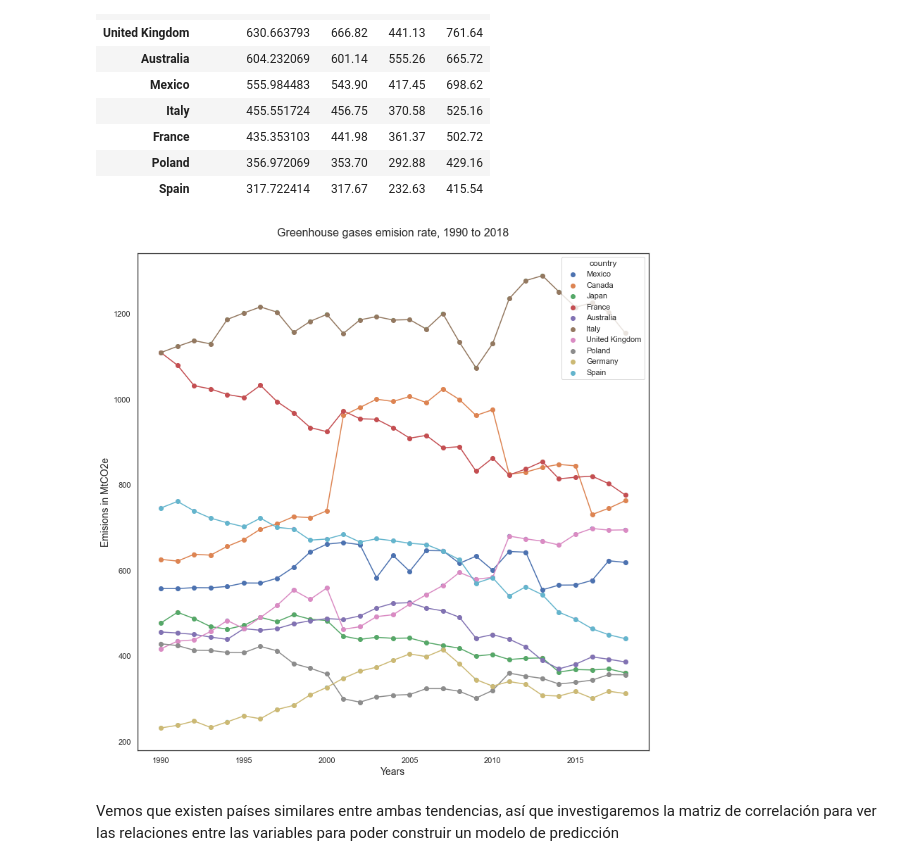
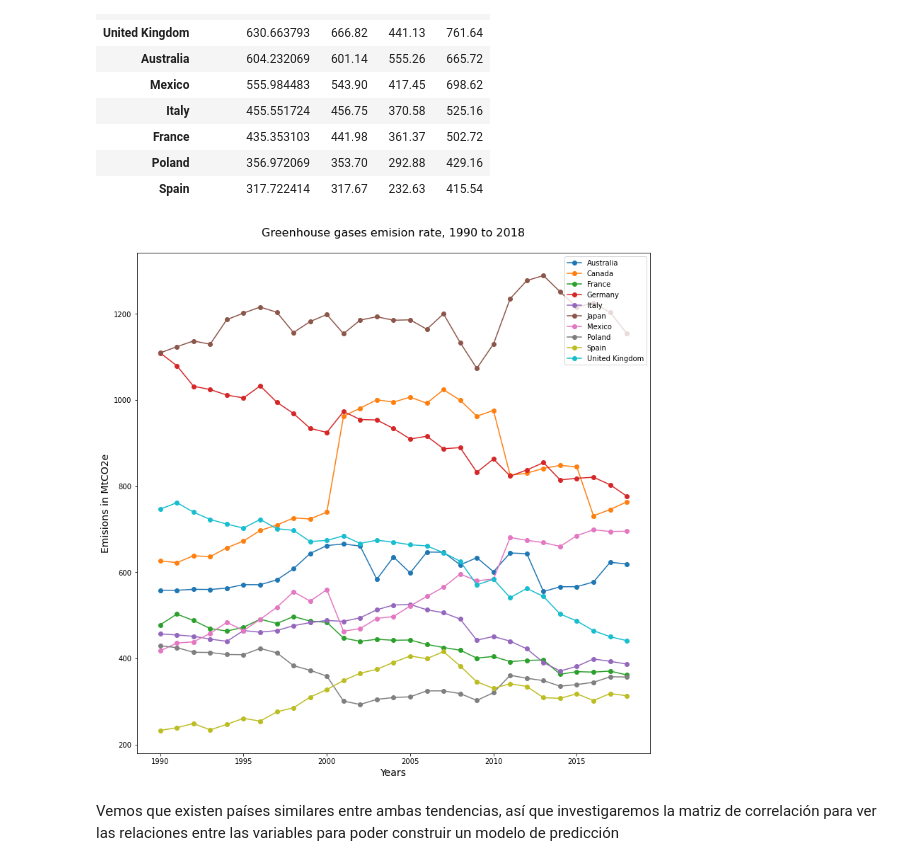
Before and after one commit to OmarGard/Bedu-E2-Modulo5, a Jupyter notebook: Notebook.ipynb, the cells around one changed output. Cells and saved outputs as stored; diff of their text form; code cells hidden in the pictures.

Commit message:
Update death and gases emissions plots

```diff
--- a/Notebook.ipynb
+++ b/Notebook.ipynb
@@ -322,23 +318,19 @@ paises.sort_values(by=('all_greenhouse_gas','mean'),ascending=False).head(10)
 # %%
 #Obtenemos los 10 países
 top_10_paises = paises.sort_values(by=('all_greenhouse_gas','mean'),ascending=False).head(10).index
 top_10_paises_df = df[df['country'].isin(top_10_paises)]
 fig = plt.figure(figsize=(13, 13))
 ax = fig.add_subplot()
-sns.scatterplot(data = top_10_paises_df,
-                x='year',
-                y='all_greenhouse_gas',
-                hue='country',
-                ax=ax);
 ax.set_xlabel('Years', fontsize = 14)
 ax.set_ylabel('Emisions in MtCO2e', fontsize = 14)
 ax.set_title('Greenhouse gases emision rate, 1990 to 2018\n', fontsize = 16)
 for key,grp in top_10_paises_df.groupby('country'):
     grp = grp.sort_values(by=['year'])
     plt.plot(grp['year'],grp['all_greenhouse_gas'],'o-',label = key)
+plt.legend()
 plt.show()
 # %% [output]
-[figure, old version]
+[figure, new version]
 # %% [markdown]
 Vemos que existen países similares entre ambas tendencias, así que investigaremos la matriz de correlación para ver las relaciones entre las variables para poder construir un modelo de predicción
 # %%
```
Also changed, not shown: parts of 4 cells of this notebook.
